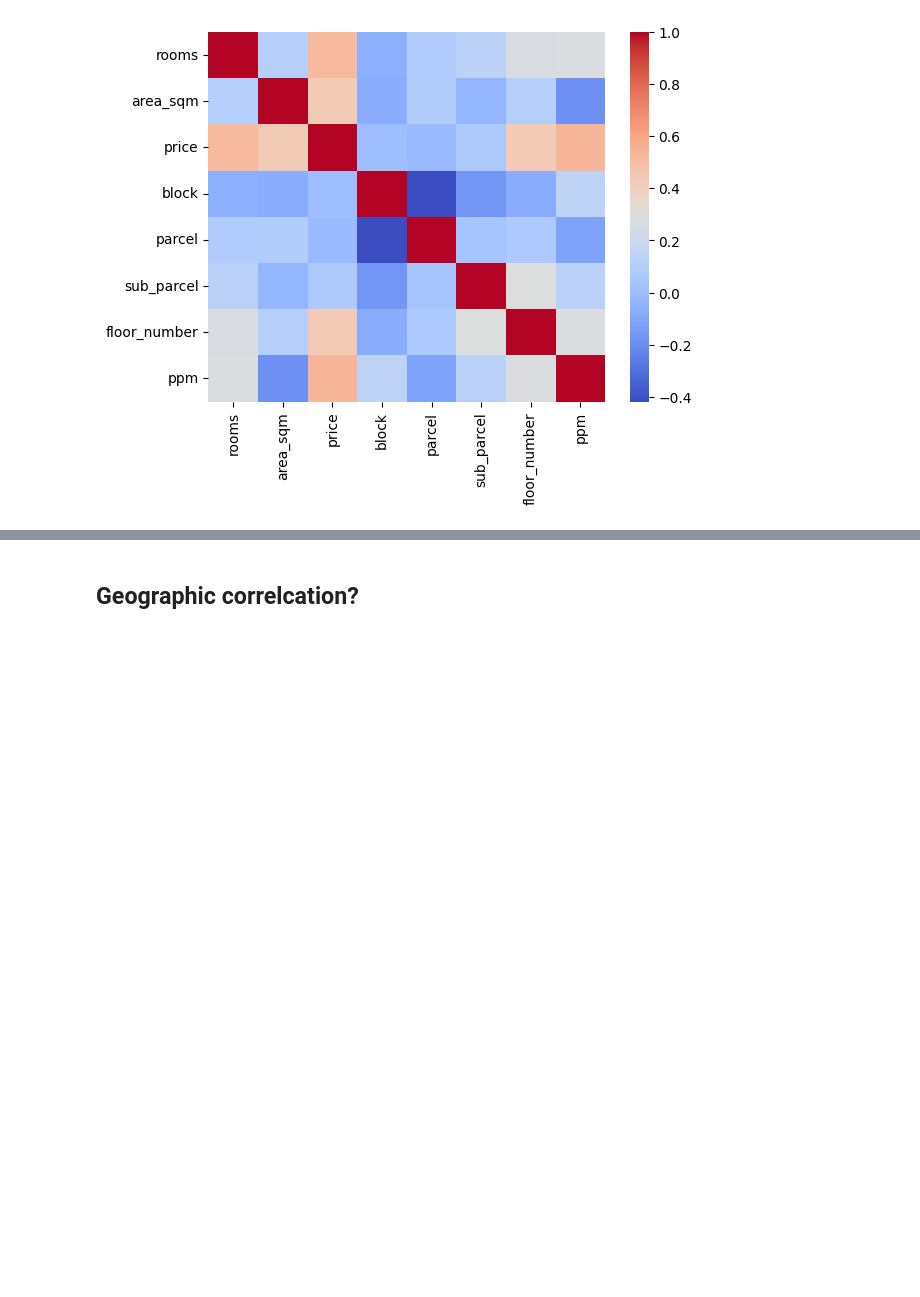
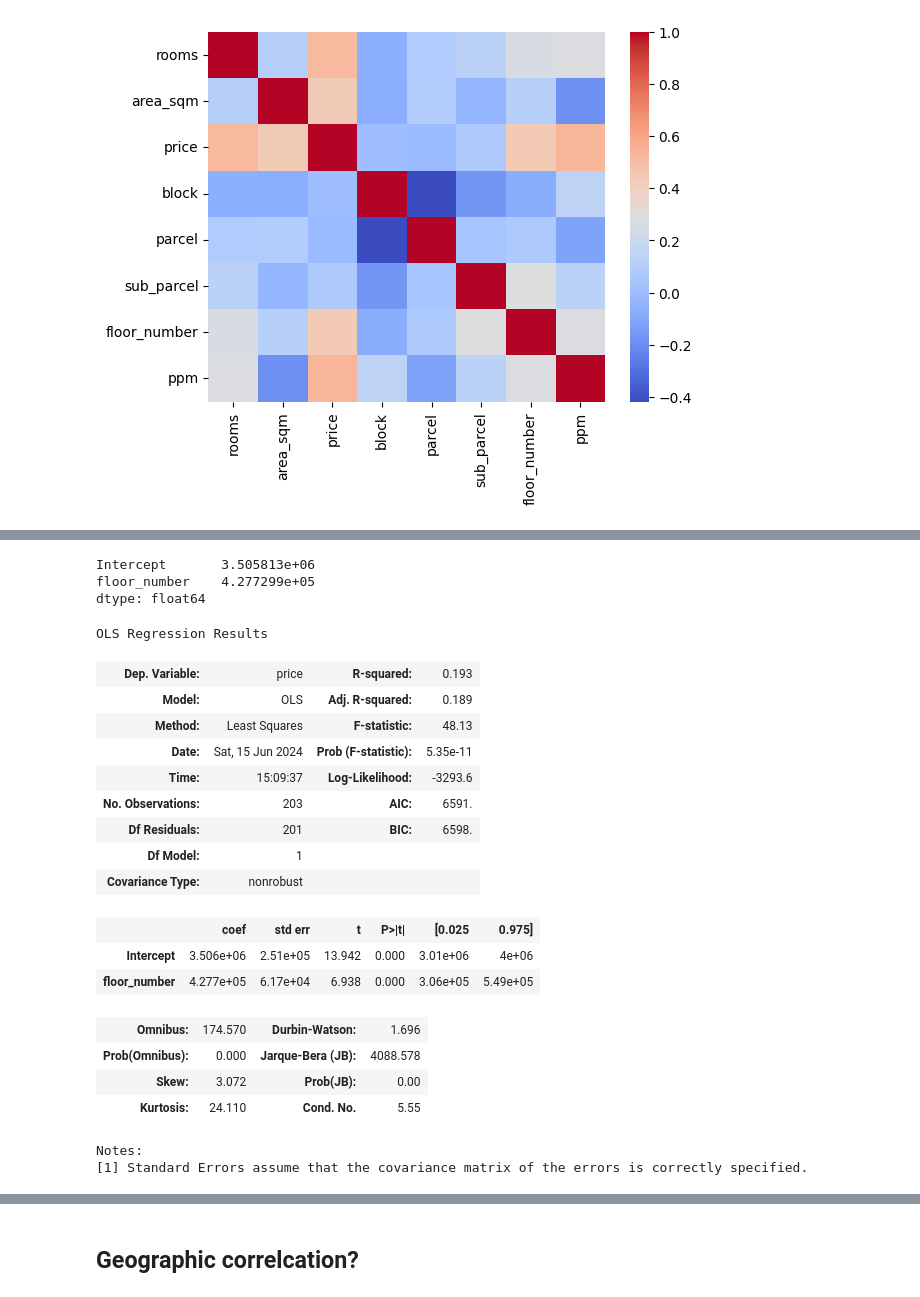
Before and after one commit to Shai2u/gis_ml_workshop_2024, a Jupyter notebook: Ex/Ex 2/Ex_2_data_preperation.ipynb, the cells around one changed output, grey strips where cells are left out. Saved outputs shown, nothing was run; the diff lists cells and outputs as text; code cells hidden in the pictures; blank space fills up the shorter version.

```diff
--- a/Ex/Ex 2/Ex_2_data_preperation.ipynb
+++ b/Ex/Ex 2/Ex_2_data_preperation.ipynb
@@ -817,0 +848,29 @@ plt.show()
+# %%
+result = sm.ols(formula="price ~ floor_number", data=df).fit()
+print(result.params)
+# %% [output]
+Intercept       3.505813e+06
+floor_number    4.277299e+05
+dtype: float64
+# %%
+result.summary()
+# %% [output]
+OLS Regression Results
+| Dep. Variable: | price | R-squared: | 0.193 |
+| Model: | OLS | Adj. R-squared: | 0.189 |
+| Method: | Least Squares | F-statistic: | 48.13 |
+| Date: | Sat, 15 Jun 2024 | Prob (F-statistic): | 5.35e-11 |
+| Time: | 15:09:37 | Log-Likelihood: | -3293.6 |
+| No. Observations: | 203 | AIC: | 6591. |
+| Df Residuals: | 201 | BIC: | 6598. |
+| Df Model: | 1 |  |  |
+| Covariance Type: | nonrobust |  |  |
+|  | coef | std err | t | P>|t| | [0.025 | 0.975] |
+| Intercept | 3.506e+06 | 2.51e+05 | 13.942 | 0.000 | 3.01e+06 | 4e+06 |
+| floor_number | 4.277e+05 | 6.17e+04 | 6.938 | 0.000 | 3.06e+05 | 5.49e+05 |
+| Omnibus: | 174.570 | Durbin-Watson: | 1.696 |
+| Prob(Omnibus): | 0.000 | Jarque-Bera (JB): | 4088.578 |
+| Skew: | 3.072 | Prob(JB): | 0.00 |
+| Kurtosis: | 24.110 | Cond. No. | 5.55 |
+Notes:
+[1] Standard Errors assume that the covariance matrix of the errors is correctly specified.
```
Also changed, not shown: parts of 8 cells of this notebook.
